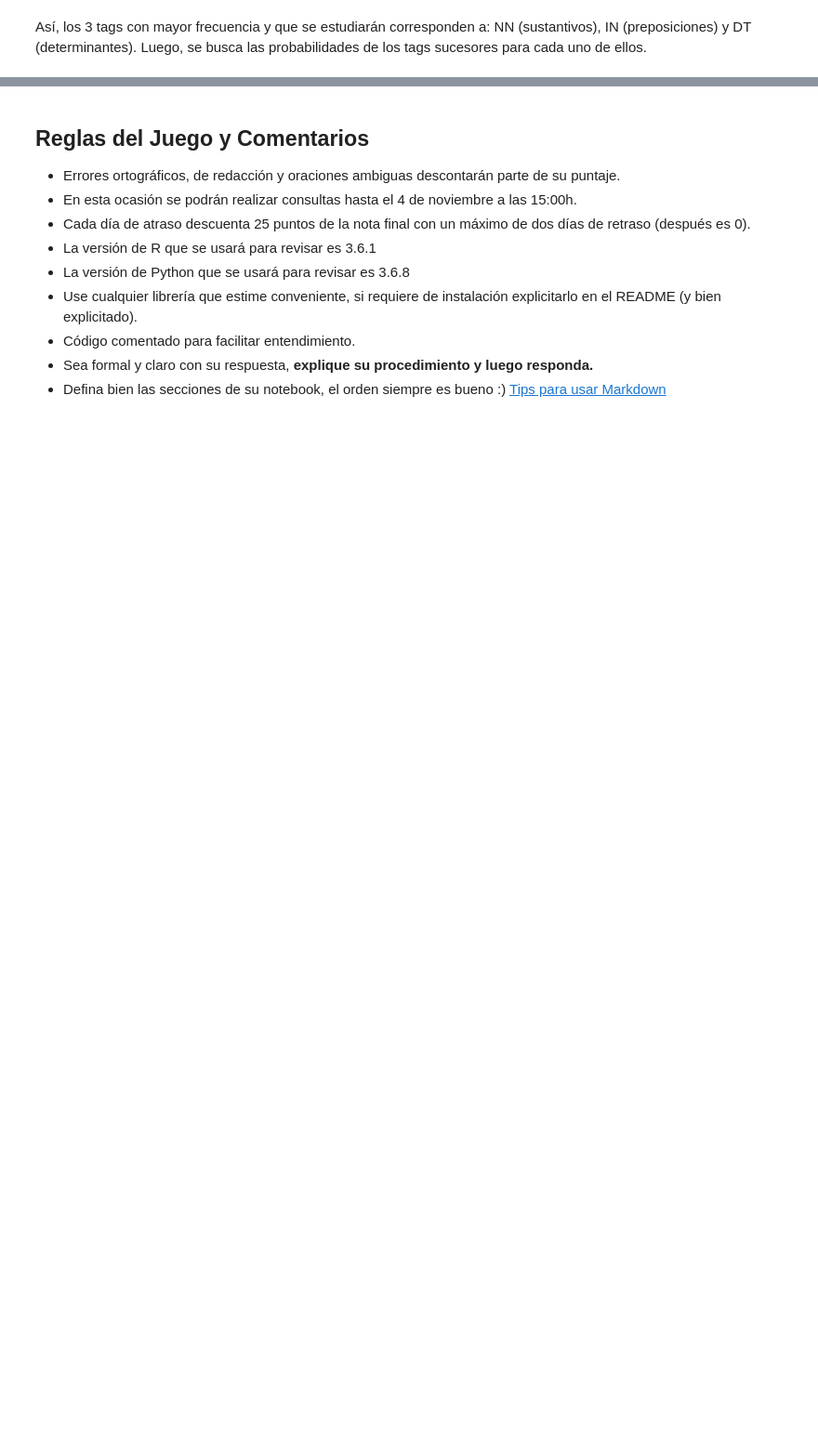
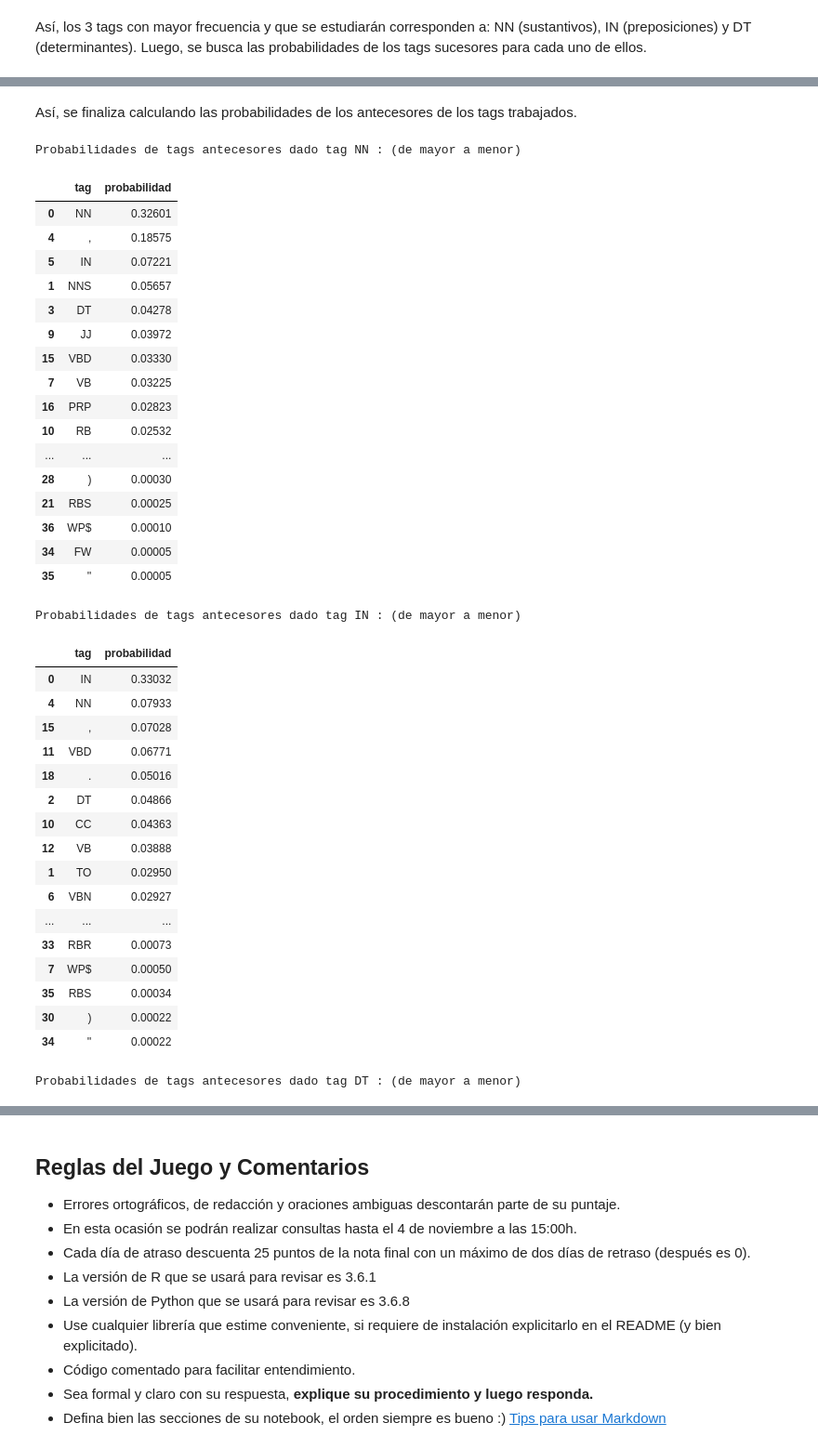
Before and after one commit to dmedelba/Lab3-Estaca, a Jupyter notebook: Laboratorio 3.ipynb, the cells around one changed output, grey strips where cells are left out. Shown at 93% size. Saved outputs shown, nothing was run; the diff lists cells and outputs as text; code cells hidden in the pictures; blank space fills up the shorter version.

```diff
--- a/Laboratorio 3.ipynb
+++ b/Laboratorio 3.ipynb
@@ -1212,0 +1213,60 @@ tagsAntes
+# %% [markdown]
+Así, se finaliza calculando las probabilidades de los antecesores de los tags trabajados.
+# %%
+# Cálculo de probabilidades
+prob_antes1 = probabilidadTag(tagsAntes, tag1)
+prob_antes2 = probabilidadTag(tagsAntes, tag2)
+prob_antes3 = probabilidadTag(tagsAntes, tag3)
+# Gráfico probabilidades antecesor dado tag 1
+print("Probabilidades de tags antecesores dado tag", tag1, ": (de mayor a menor)")
+df_antes1 = pd.DataFrame(prob_antes1.items(), columns=["tag", "probabilidad"])
+df_antes1.sort_values(by=['probabilidad'], ascending=False, inplace=True)
+display(df_antes1)
+# Gráfico probabilidades antecesor dado tag 2
+print("Probabilidades de tags antecesores dado tag", tag2, ": (de mayor a menor)")
+df_antes2 = pd.DataFrame(prob_antes2.items(), columns=["tag", "probabilidad"])
+df_antes2.sort_values(by=['probabilidad'], ascending=False, inplace=True)
+display(df_antes2)
+# Gráfico probabilidades antecesor dado tag 3
+print("Probabilidades de tags antecesores dado tag", tag3, ": (de mayor a menor)")
+df_antes3 = pd.DataFrame(prob_antes3.items(), columns=["tag", "probabilidad"])
+df_antes3.sort_values(by=['probabilidad'], ascending=False, inplace=True)
+display(df_antes3)
+# %% [output]
+Probabilidades de tags antecesores dado tag NN : (de mayor a menor)
+|  | tag | probabilidad |
+| 0 | NN | 0.32601 |
+| 4 | , | 0.18575 |
+| 5 | IN | 0.07221 |
+| 1 | NNS | 0.05657 |
+| 3 | DT | 0.04278 |
+| 9 | JJ | 0.03972 |
+| 15 | VBD | 0.03330 |
+| 7 | VB | 0.03225 |
+| 16 | PRP | 0.02823 |
+| 10 | RB | 0.02532 |
+| ... | ... | ... |
+| 28 | ) | 0.00030 |
+| 21 | RBS | 0.00025 |
+| 36 | WP$ | 0.00010 |
+| 34 | FW | 0.00005 |
+| 35 | '' | 0.00005 |
+Probabilidades de tags antecesores dado tag IN : (de mayor a menor)
+|  | tag | probabilidad |
+| 0 | IN | 0.33032 |
+| 4 | NN | 0.07933 |
+| 15 | , | 0.07028 |
+| 11 | VBD | 0.06771 |
+| 18 | . | 0.05016 |
+| 2 | DT | 0.04866 |
+| 10 | CC | 0.04363 |
+| 12 | VB | 0.03888 |
+| 1 | TO | 0.02950 |
+| 6 | VBN | 0.02927 |
+| ... | ... | ... |
+| 33 | RBR | 0.00073 |
+| 7 | WP$ | 0.00050 |
+| 35 | RBS | 0.00034 |
+| 30 | ) | 0.00022 |
+| 34 | '' | 0.00022 |
+Probabilidades de tags antecesores dado tag DT : (de mayor a menor)
```
Also changed, not shown: parts of 13 cells of this notebook, 2 other files.
